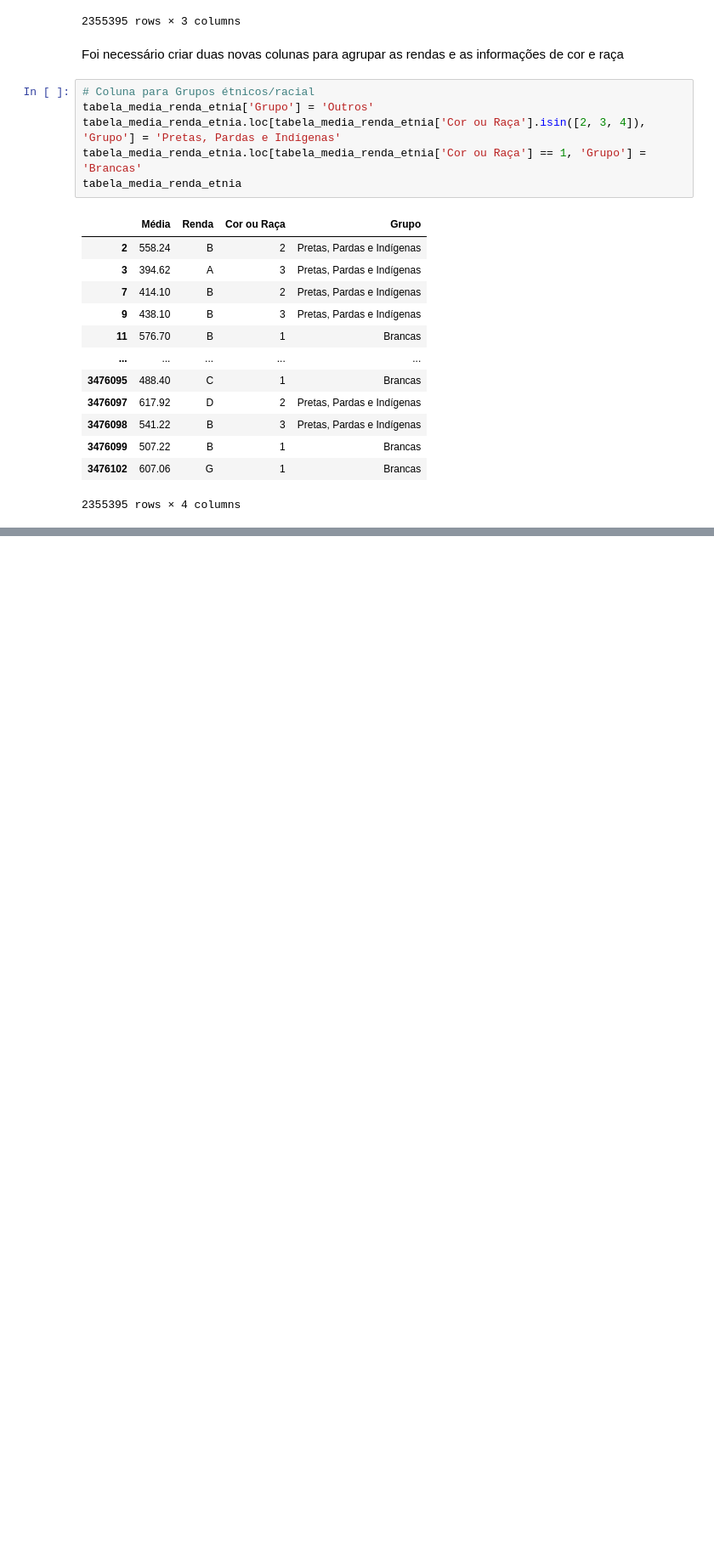
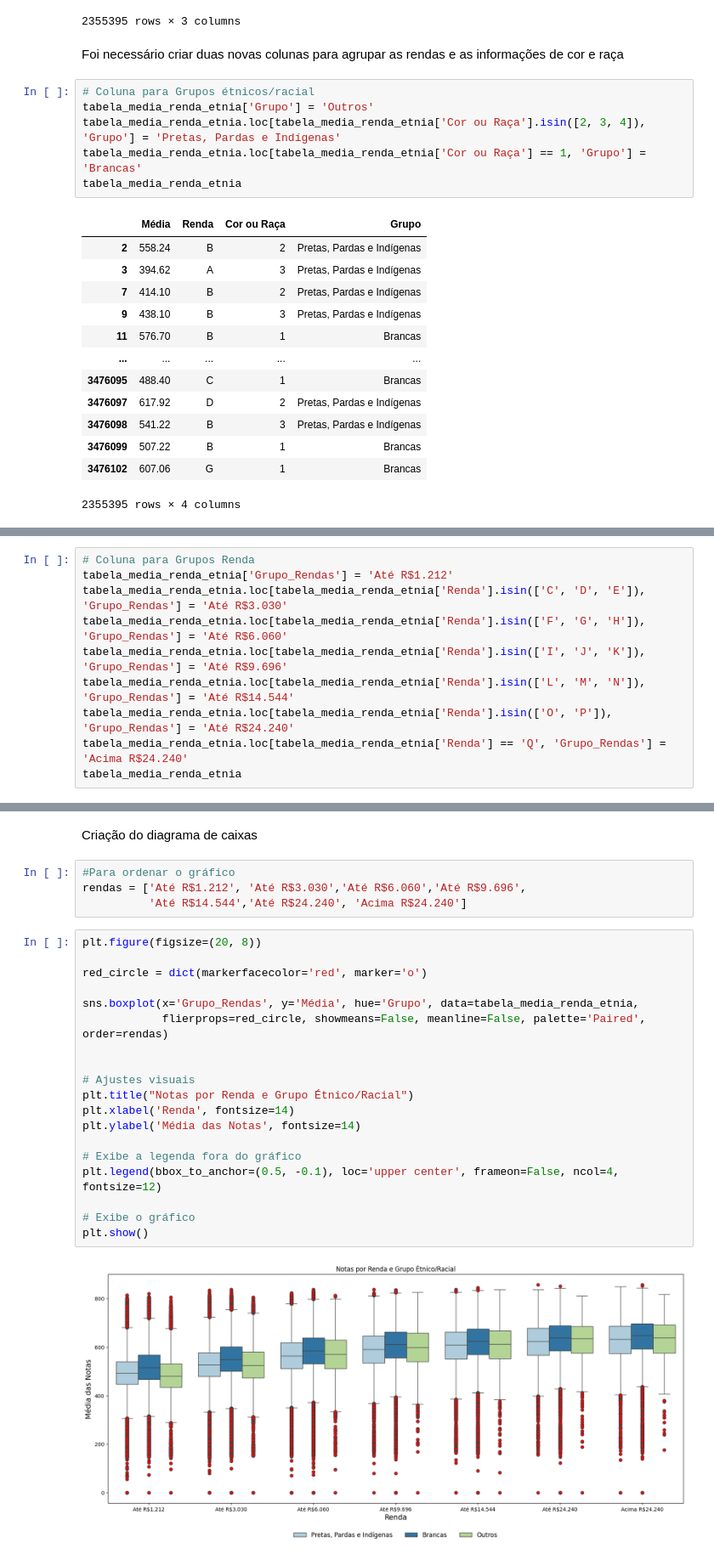
Before and after one commit to Grupo-B-Turma-2-Ada-VemSerTech/Projeto_Mod04_Ada_VemSerTech, a Jupyter notebook: Projeto.ipynb, the cells around one changed output, grey strips where cells are left out. Shown at 85% size. Saved outputs shown, nothing was run; the diff lists cells and outputs as text; blank space fills up the shorter version.

Commit message:
diagrama de notas por renda e grupo etnico

```diff
--- a/Projeto.ipynb
+++ b/Projeto.ipynb
@@ -734,0 +719,10 @@ tabela_media_renda_etnia
+# %%
+# Coluna para Grupos Renda
+tabela_media_renda_etnia['Grupo_Rendas'] = 'Até R$1.212'
+tabela_media_renda_etnia.loc[tabela_media_renda_etnia['Renda'].isin(['C', 'D', 'E']), 'Grupo_Rendas'] = 'Até R$3.030'
+tabela_media_renda_etnia.loc[tabela_media_renda_etnia['Renda'].isin(['F', 'G', 'H']), 'Grupo_Rendas'] = 'Até R$6.060'
+tabela_media_renda_etnia.loc[tabela_media_renda_etnia['Renda'].isin(['I', 'J', 'K']), 'Grupo_Rendas'] = 'Até R$9.696'
+tabela_media_renda_etnia.loc[tabela_media_renda_etnia['Renda'].isin(['L', 'M', 'N']), 'Grupo_Rendas'] = 'Até R$14.544'
+tabela_media_renda_etnia.loc[tabela_media_renda_etnia['Renda'].isin(['O', 'P']), 'Grupo_Rendas'] = 'Até R$24.240'
+tabela_media_renda_etnia.loc[tabela_media_renda_etnia['Renda'] == 'Q', 'Grupo_Rendas'] = 'Acima R$24.240'
+tabela_media_renda_etnia
@@ -734,0 +743,27 @@ tabela_media_renda_etnia
+# %% [markdown]
+Criação do diagrama de caixas
+# %%
+#Para ordenar o gráfico
+rendas = ['Até R$1.212', 'Até R$3.030','Até R$6.060','Até R$9.696',
+          'Até R$14.544','Até R$24.240', 'Acima R$24.240']
+# %%
+plt.figure(figsize=(20, 8))
+
+red_circle = dict(markerfacecolor='red', marker='o')
+
+sns.boxplot(x='Grupo_Rendas', y='Média', hue='Grupo', data=tabela_media_renda_etnia,
+            flierprops=red_circle, showmeans=False, meanline=False, palette='Paired', order=rendas)
+
+
+# Ajustes visuais
+plt.title("Notas por Renda e Grupo Étnico/Racial")
+plt.xlabel('Renda', fontsize=14)
+plt.ylabel('Média das Notas', fontsize=14)
+
+# Exibe a legenda fora do gráfico
+plt.legend(bbox_to_anchor=(0.5, -0.1), loc='upper center', frameon=False, ncol=4, fontsize=12)
+
+# Exibe o gráfico
+plt.show()
+# %% [output]
+[figure, added]
```
Also changed, not shown: parts of 2 cells of this notebook.
